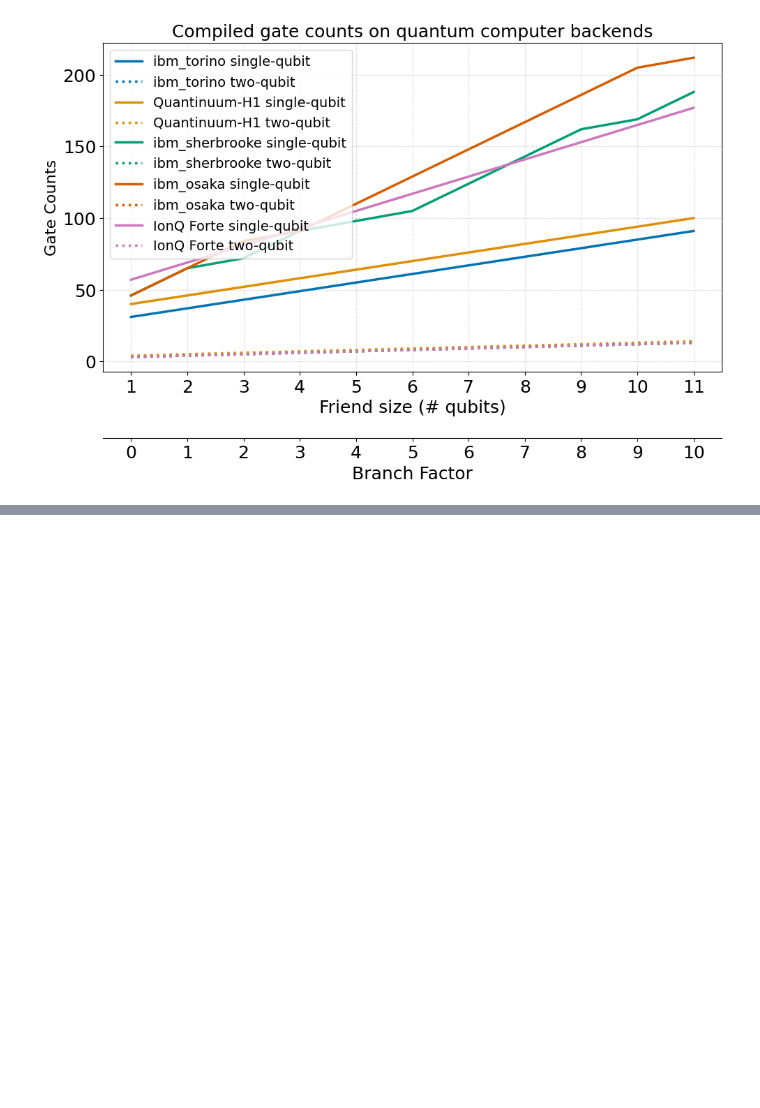
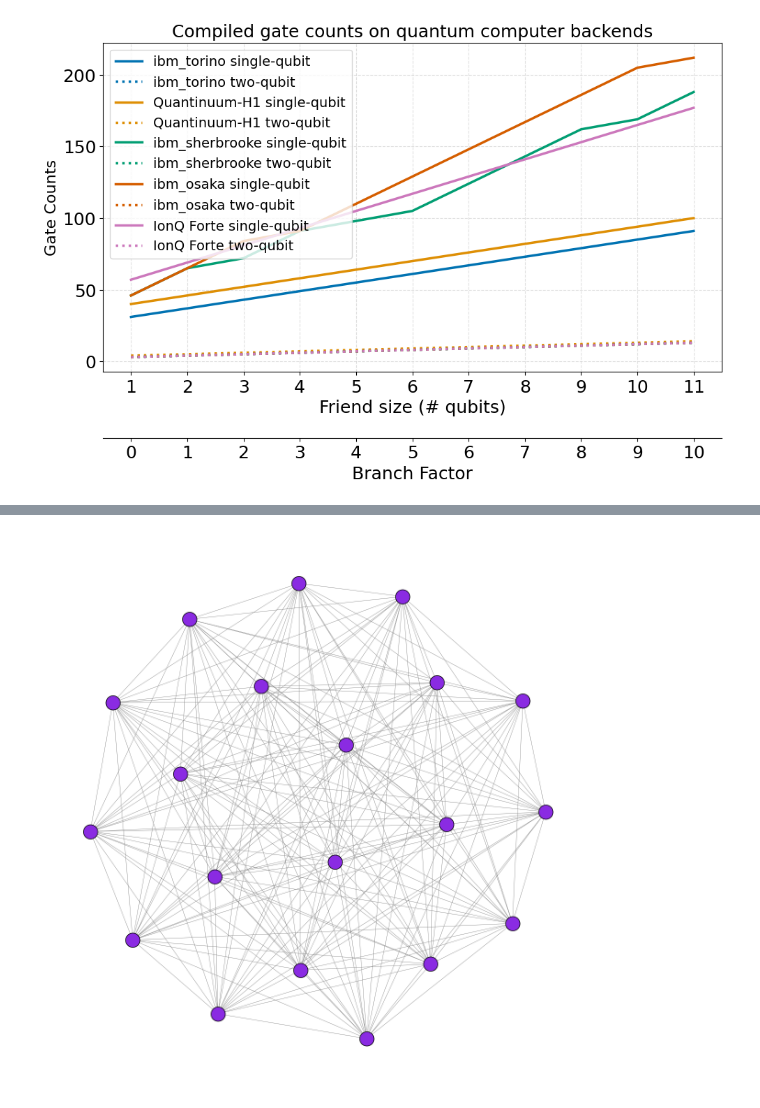
Before and after one commit to unitaryfoundation/wigners_friend, a Jupyter notebook: ewfs_release/notebooks/plots.ipynb, the cells around one changed output, grey strips where cells are left out. Saved outputs shown, nothing was run; the diff lists cells and outputs as text; code cells hidden in the pictures; blank space fills up the shorter version.

Commit message:
Adding coupling map plots and networkx dependency to plotting notebook.

```diff
--- a/ewfs_release/notebooks/plots.ipynb
+++ b/ewfs_release/notebooks/plots.ipynb
@@ -661,0 +1074,36 @@ plt.show()
+# %%
+import networkx as nx
+import matplotlib.pyplot as plt
+
+# Create a complete graph with 20 nodes
+G = nx.complete_graph(20)
+
+# Set up the plot with a specific figsize and no extra space
+fig, ax = plt.subplots(figsize=(12, 12))
+fig.subplots_adjust(left=0, right=1, top=1, bottom=0)
+
+# Define a single purple color for all nodes
+node_color = '#8A2BE2'  # BlueViolet
+
+# Draw the graph
+pos = nx.spring_layout(G, k=0.5, iterations=50)
+nx.draw(G, pos,
+        node_color=node_color,
+        node_size=500,
+        edge_color='gray',
+        width=0.5,
+        with_labels=False,
+        edgecolors="black",
+        linewidths=1,
+        ax=ax)
+
+# Remove axis
+ax.set_axis_off()
+
+# Save the plot as a PDF
+plt.savefig("complete_graph_20_nodes.pdf", bbox_inches='tight', pad_inches=0)
+
+# Display the plot
+plt.show()
+# %% [output]
+[figure, added]
```
Also changed, not shown: parts of 3 cells of this notebook, 3 other files.
